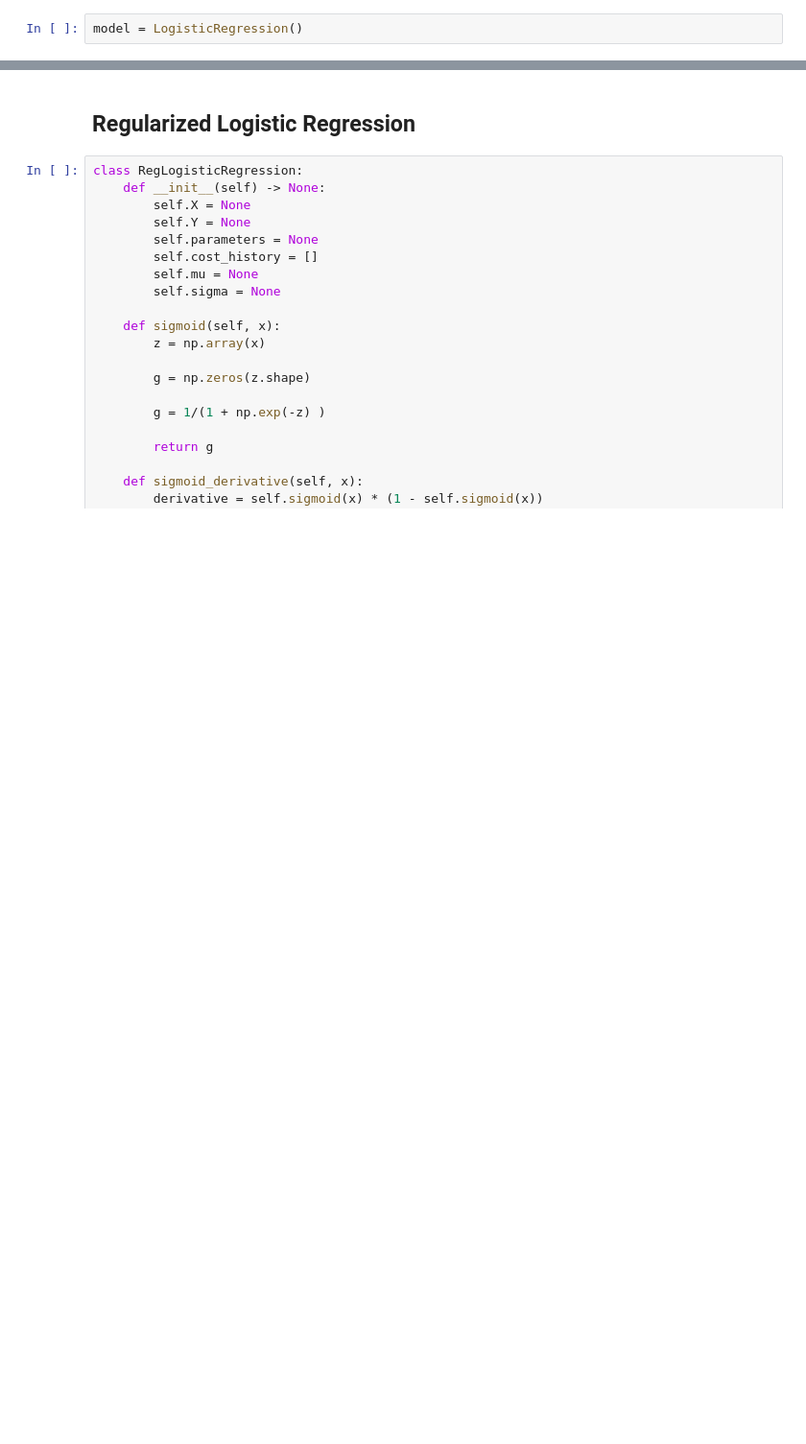
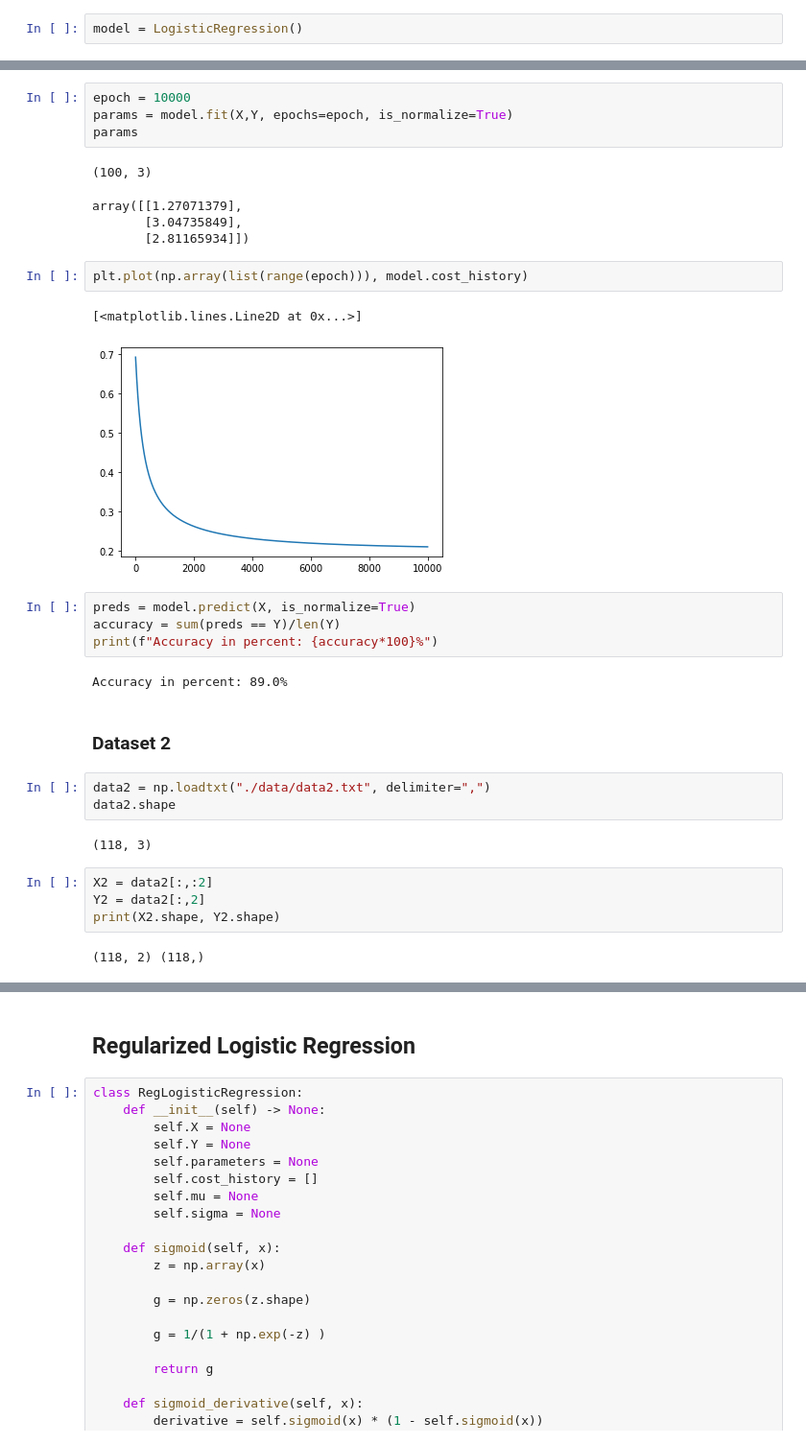
Before and after one commit to SwayamInSync/demystifying_machine_learning, a Jupyter notebook: logistic_regression/notebook.ipynb, the cells around one changed output, grey strips where cells are left out. Shown at 96% size. Saved outputs shown, nothing was run; the diff lists cells and outputs as text; blank space fills up the shorter version.

```diff
--- a/logistic_regression/notebook.ipynb
+++ b/logistic_regression/notebook.ipynb
@@ -169,0 +222,33 @@ print(X.shape, Y.shape)
+# %%
+epoch = 10000
+params = model.fit(X,Y, epochs=epoch, is_normalize=True)
+params
+# %% [output]
+(100, 3)
+array([[1.27071379],
+       [3.04735849],
+       [2.81165934]])
+# %%
+plt.plot(np.array(list(range(epoch))), model.cost_history)
+# %% [output]
+[<matplotlib.lines.Line2D at 0x...>]
+[figure, added]
+# %%
+preds = model.predict(X, is_normalize=True)
+accuracy = sum(preds == Y)/len(Y)
+print(f"Accuracy in percent: {accuracy*100}%")
+# %% [output]
+Accuracy in percent: 89.0%
+# %% [markdown]
+### Dataset 2
+# %%
+data2 = np.loadtxt("./data/data2.txt", delimiter=",")
+data2.shape
+# %% [output]
+(118, 3)
+# %%
+X2 = data2[:,:2]
+Y2 = data2[:,2]
+print(X2.shape, Y2.shape)
+# %% [output]
+(118, 2) (118,)
```
Also changed, not shown: parts of 35 cells of this notebook.
